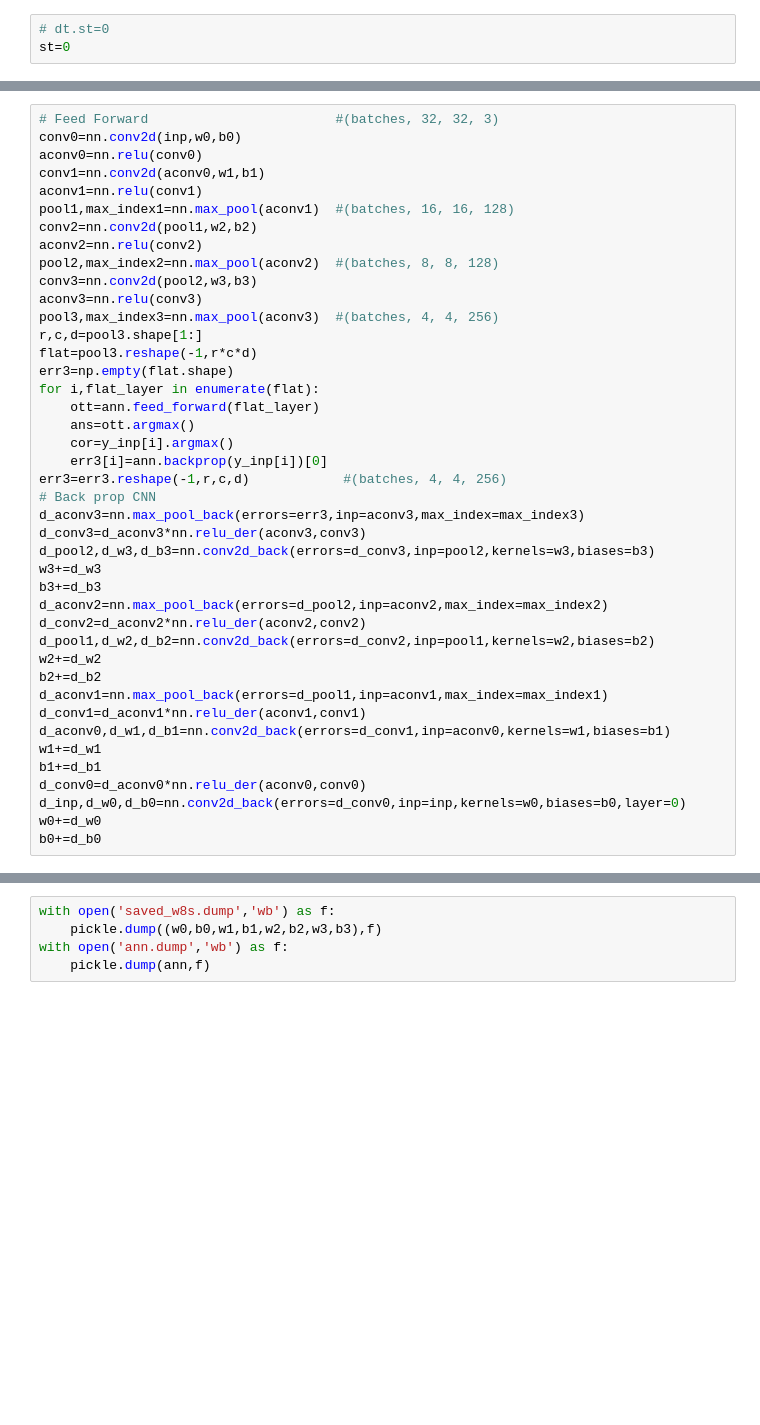
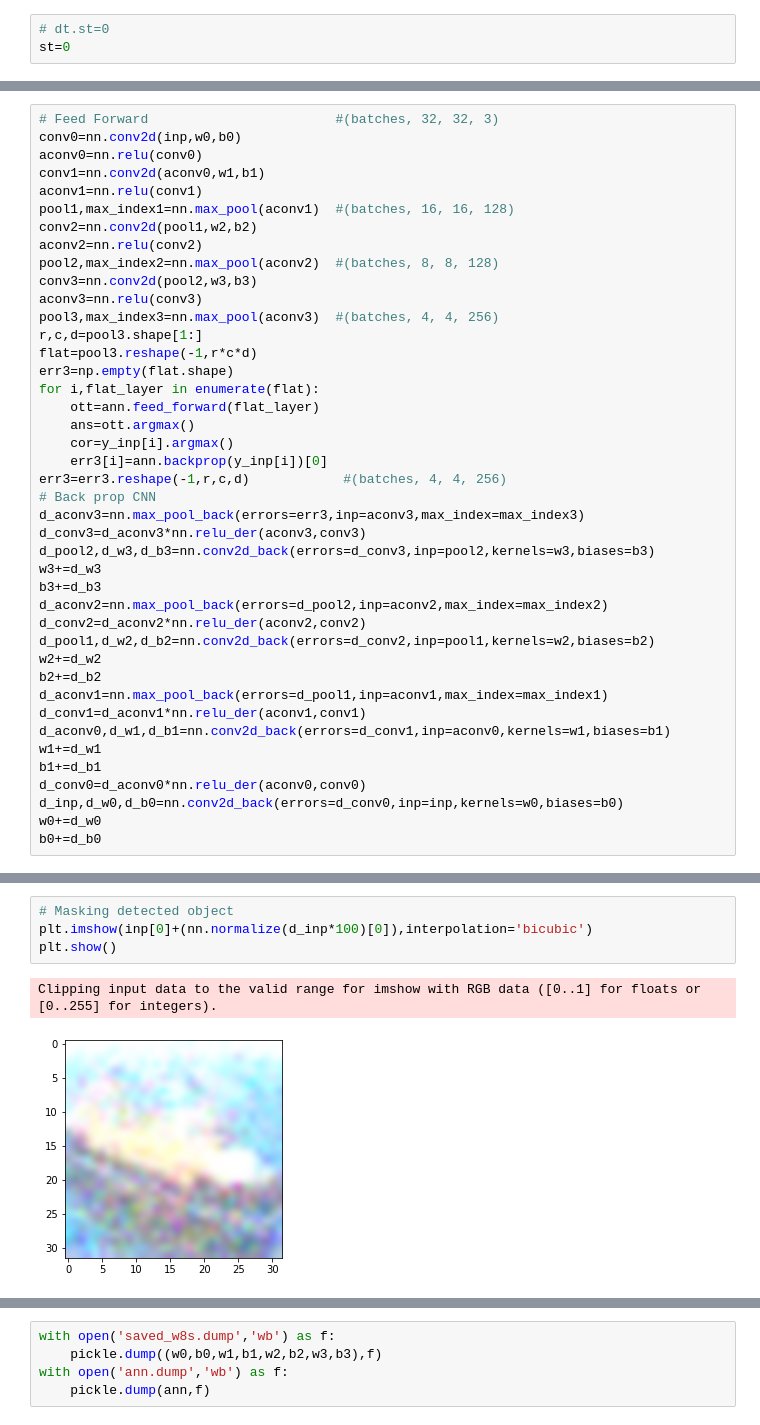
Before and after one commit to ShivamShrirao/dnn_from_scratch, a Jupyter notebook: cifar.ipynb, the cells around one changed output, grey strips where cells are left out. Drawn from its saved outputs; the diff is of its cells as text; blank space fills up the shorter version.

```diff
--- a/cifar.ipynb
+++ b/cifar.ipynb
@@ -197,7 +236,7 @@ d_aconv0,d_w1,d_b1=nn.conv2d_back(errors=d_conv1,inp=aconv0,kernels=w1,biases=b1
 w1+=d_w1
 b1+=d_b1
 d_conv0=d_aconv0*nn.relu_der(aconv0,conv0)
-d_inp,d_w0,d_b0=nn.conv2d_back(errors=d_conv0,inp=inp,kernels=w0,biases=b0,layer=0)
+d_inp,d_w0,d_b0=nn.conv2d_back(errors=d_conv0,inp=inp,kernels=w0,biases=b0)
 w0+=d_w0
 b0+=d_b0
 # %%
@@ -214,0 +255,7 @@ dt.st
+# %%
+# Masking detected object
+plt.imshow(inp[0]+(nn.normalize(d_inp*100)[0]),interpolation='bicubic')
+plt.show()
+# %% [output]
+Clipping input data to the valid range for imshow with RGB data ([0..1] for floats or [0..255] for integers).
+[figure, added]
```
Also changed, not shown: parts of 12 cells of this notebook, 4 other files.
